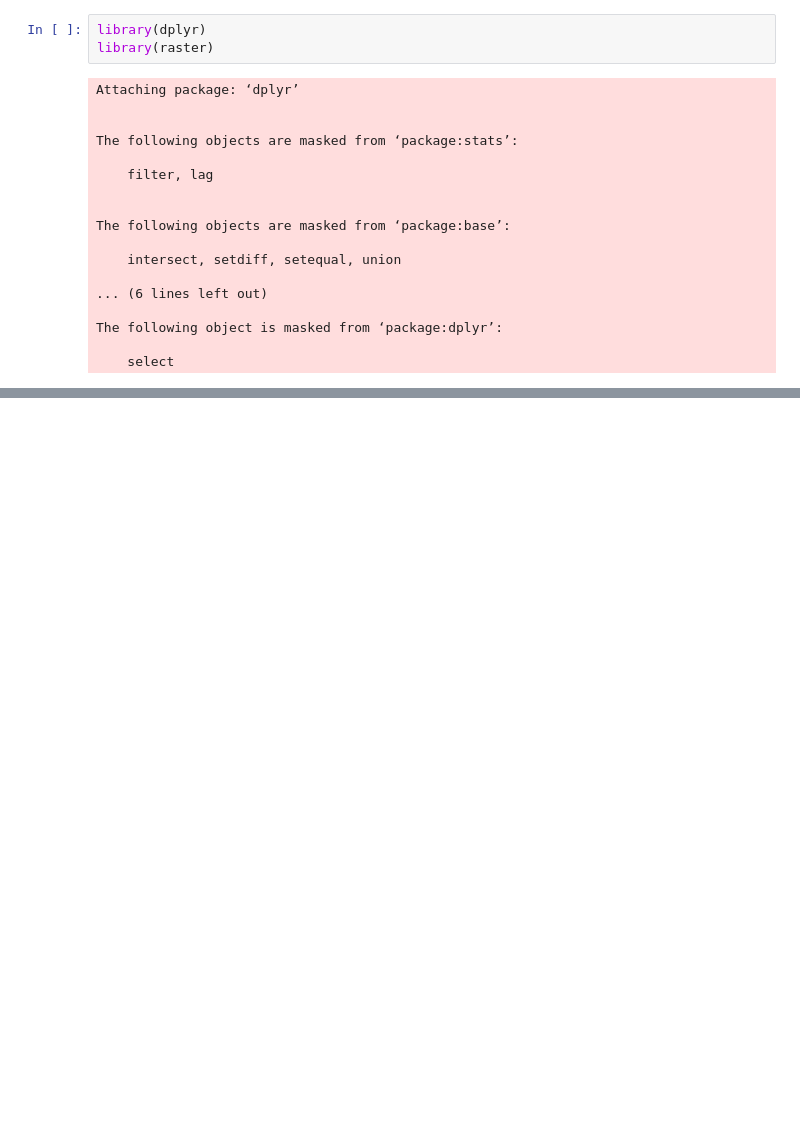
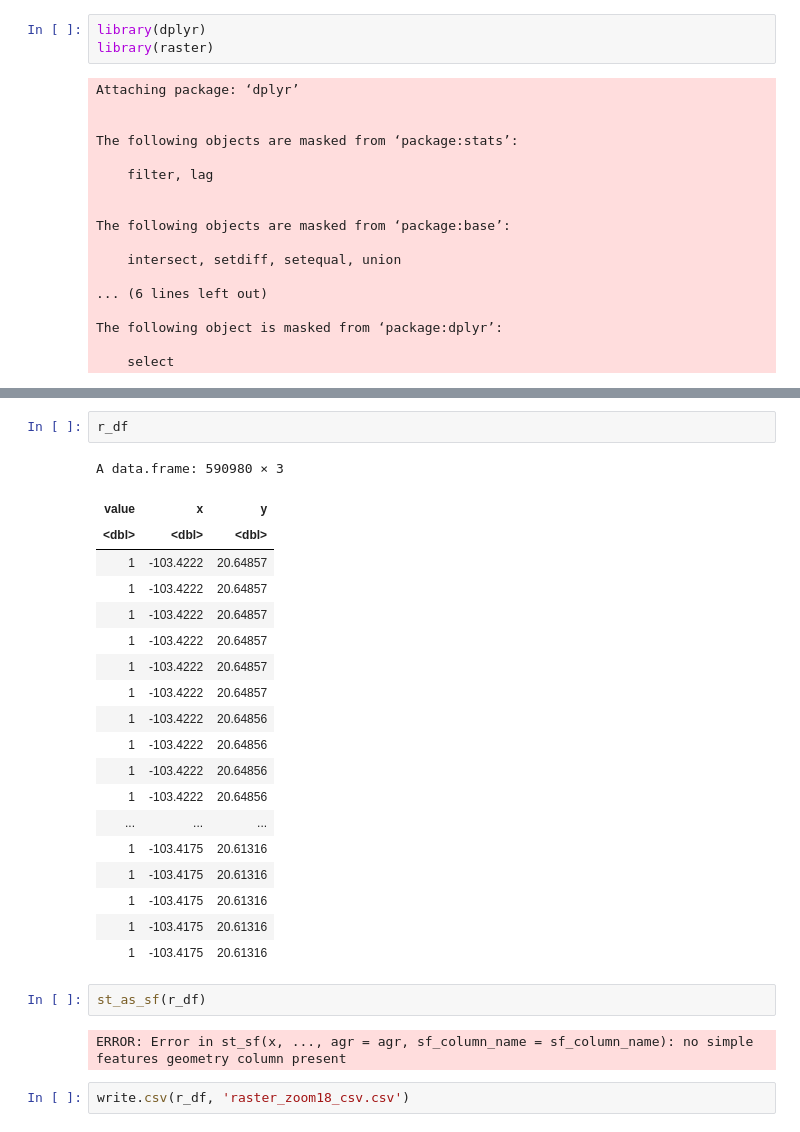
Before and after one commit to Observatorio-Ciudades/accesibilidad-urbana, a Jupyter notebook: notebooks/airquality/01-AirQuality-Testing.ipynb, the cells around one changed output, grey strips where cells are left out. Drawn from its saved outputs; the diff is of its cells as text; blank space fills up the shorter version.

```diff
--- a/notebooks/airquality/01-AirQuality-Testing.ipynb
+++ b/notebooks/airquality/01-AirQuality-Testing.ipynb
@@ -220,0 +365,28 @@ ggplot() +
+# %%
+r_df
+# %% [output]
+A data.frame: 590980 × 3
+| value | x | y |
+| <dbl> | <dbl> | <dbl> |
+| 1 | -103.4222 | 20.64857 |
+| 1 | -103.4222 | 20.64857 |
+| 1 | -103.4222 | 20.64857 |
+| 1 | -103.4222 | 20.64857 |
+| 1 | -103.4222 | 20.64857 |
+| 1 | -103.4222 | 20.64857 |
+| 1 | -103.4222 | 20.64856 |
+| 1 | -103.4222 | 20.64856 |
+| 1 | -103.4222 | 20.64856 |
+| 1 | -103.4222 | 20.64856 |
+| ... | ... | ... |
+| 1 | -103.4175 | 20.61316 |
+| 1 | -103.4175 | 20.61316 |
+| 1 | -103.4175 | 20.61316 |
+| 1 | -103.4175 | 20.61316 |
+| 1 | -103.4175 | 20.61316 |
+# %%
+st_as_sf(r_df)
+# %% [output]
+ERROR: Error in st_sf(x, ..., agr = agr, sf_column_name = sf_column_name): no simple features geometry column present
+# %%
+write.csv(r_df, 'raster_zoom18_csv.csv')
```
Also changed, not shown: parts of 15 cells of this notebook.
